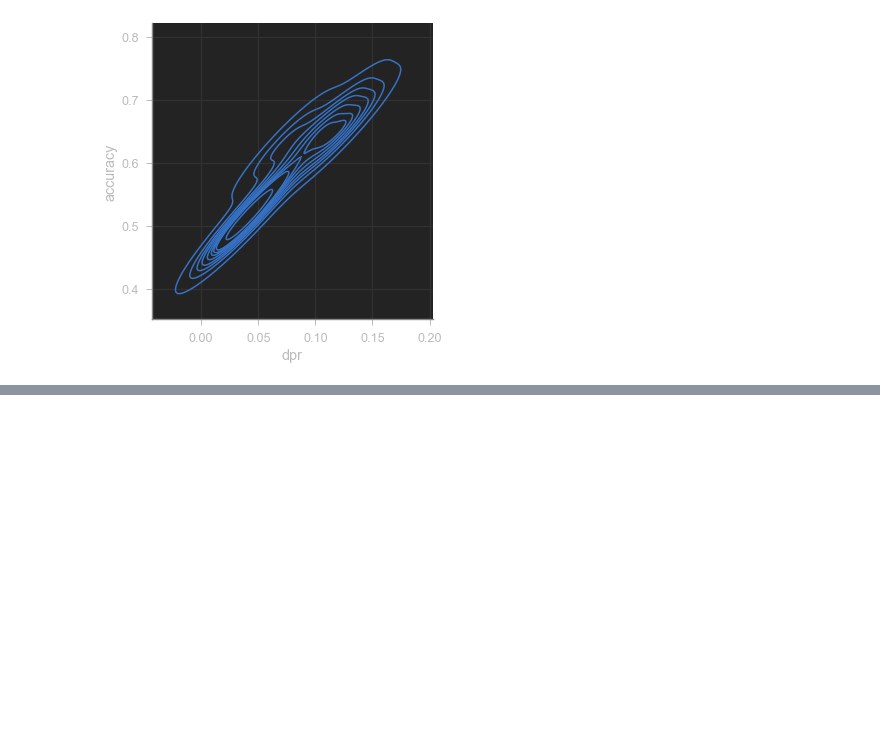
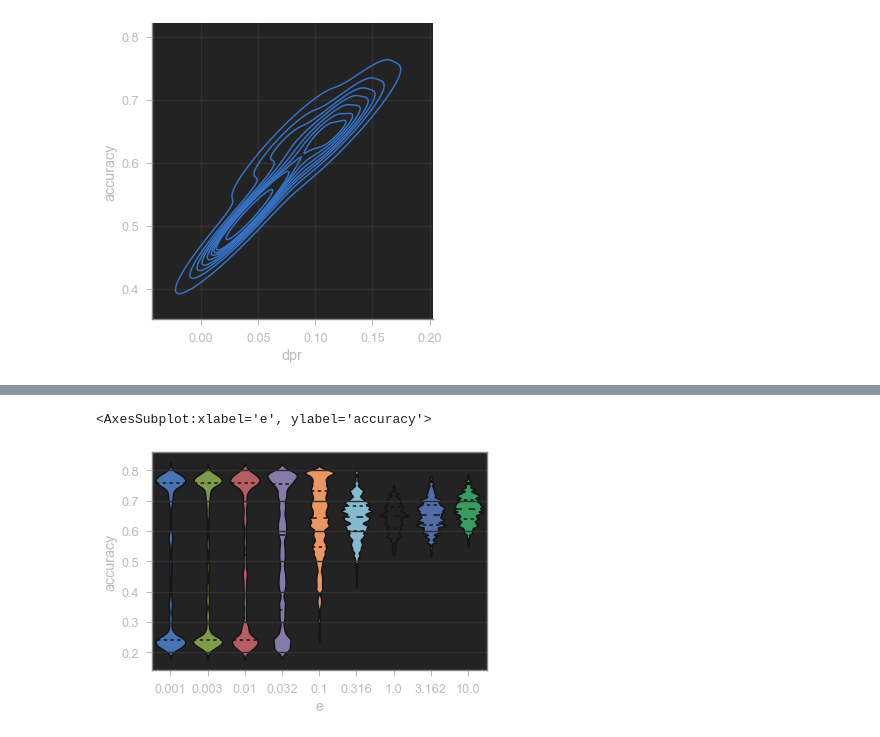
Before and after one commit to vladoxNCL/fairMDAVplus, a Jupyter notebook: Datasets/data_merge.ipynb, the cells around one changed output, grey strips where cells are left out. Saved outputs shown, nothing was run; the diff lists cells and outputs as text; code cells hidden in the pictures; blank space fills up the shorter version.

```diff
--- a/Datasets/data_merge.ipynb
+++ b/Datasets/data_merge.ipynb
@@ -190,0 +197,6 @@ sns.displot(data=avg, x="dpr", y="accuracy", kind="kde")
+# %%
+sns.violinplot(x="e", y="accuracy", data=dp_df, bw=0.05, split=True,
+                    scale="count", inner="quartile")
+# %% [output]
+<AxesSubplot:xlabel='e', ylabel='accuracy'>
+[figure, added]
```
Also changed, not shown: parts of 4 cells of this notebook.
